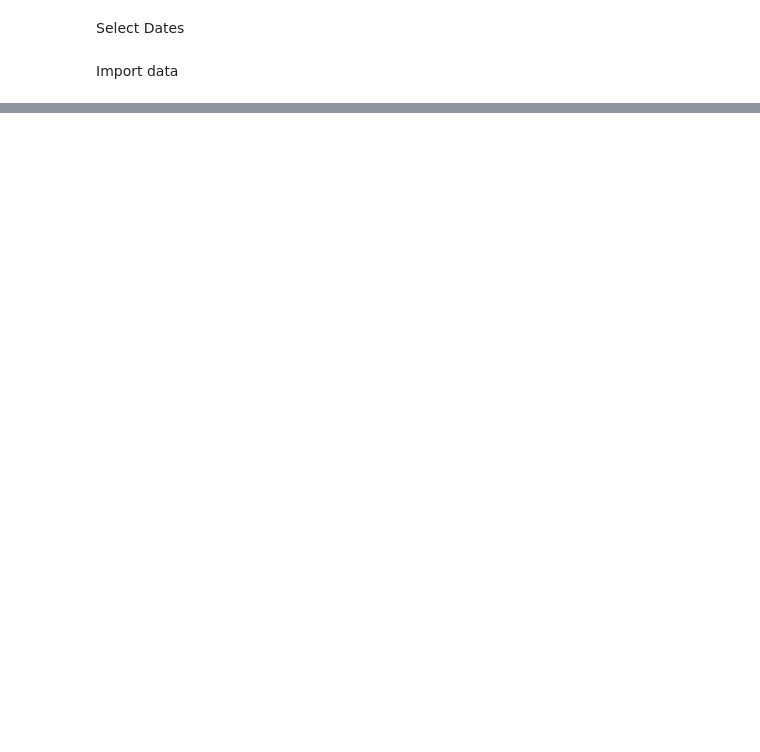
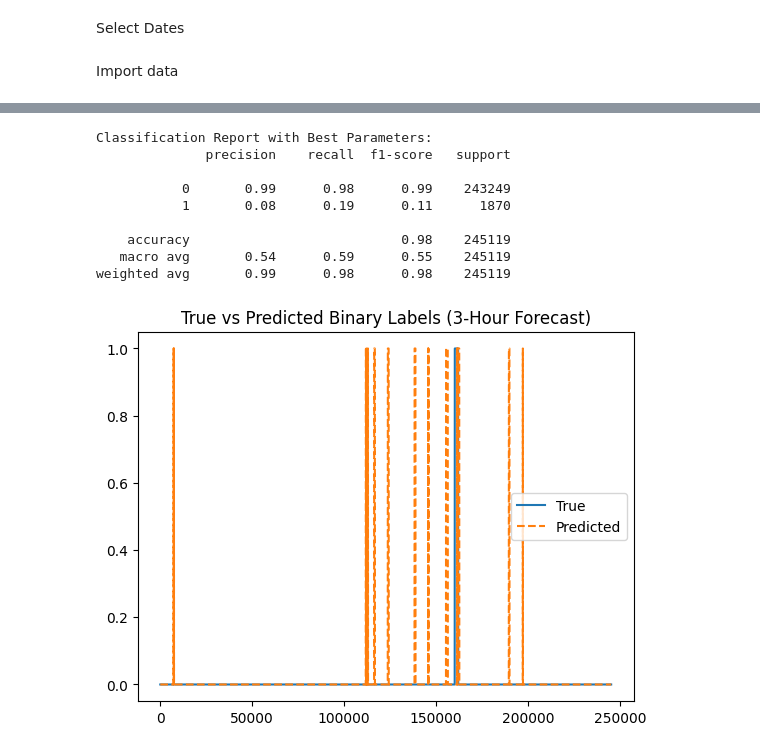
Before and after one commit to TPiphone/Bigdata_Event_Detection, a Jupyter notebook: bigdata_detection/modules/multiSVM.ipynb, the cells around one changed output, grey strips where cells are left out. Saved outputs shown, nothing was run; the diff lists cells and outputs as text; code cells hidden in the pictures; blank space fills up the shorter version.

```diff
--- a/bigdata_detection/modules/multiSVM.ipynb
+++ b/bigdata_detection/modules/multiSVM.ipynb
@@ -21,3 +26,15 @@ n_lags = 0
+# %%
+start_date = pd.Timestamp('2024-03-20')
+end_date = pd.Timestamp('2024-07-10')
+n_lags = 5
+shift_steps = 900  # corresponds to 3 hours (1 record every 12 seconds)
+
+# Define the parameter grid for grid search
+param_grid = {
+    'C': [0.5,1,10],             # Regularization strength
+    'kernel': ['linear', 'rbf'], # Different kernel types
+    'gamma': ['scale', 'auto'],          # Kernel coefficient for 'rbf', 'poly'
+}
 # %% [markdown]
 Import data
 # %%
@@ -57,11 +79,11 @@ data = np.random.rand(n_samples, n_features)
 # %%
-print(df.iloc[:, 2:7])
-X, Y = mod_def.create_lagged_features(df.iloc[:, 0:7], n_lags=n_lags) #
-print(f"This is the head of X", X)
-# print(f"This is the head of Y", Y)
+# print(df.iloc[:, 2:7])
+X, Y = mod_def.create_lagged_features(df, n_lags=n_lags, shift_steps = shift_steps)
+print(f"This is the shape of X", X.shape)
+print(f"This is the shape of Y", Y.shape)
 
 # Train-test split (without shuffling to maintain temporal order)
-test_size = 0.8
+test_size = 0.3
 split_idx = int((1 - test_size) * len(X))
 X_train, X_test = X[:split_idx], X[split_idx:]
 Y_train, Y_test = Y[:split_idx], Y[split_idx:]
@@ -170,0 +97,26 @@ weighted avg       0.91      0.91      0.91    654374
+# %%
+svc = SVC(C=5, kernel='rbf', class_weight='balanced')
+svc.fit(X_train_scaled, Y_train)
+
+# Make predictions
+Y_pred = svc.predict(X_test_scaled)
+
+print("Classification Report with Best Parameters:")
+print(classification_report(Y_test, Y_pred))
+
+plt.plot(Y_test, label="True")
+plt.plot(Y_pred, label="Predicted", linestyle='--')
+plt.title("True vs Predicted Binary Labels (3-Hour Forecast)")
+plt.legend()
+plt.show()
+# %% [output]
+Classification Report with Best Parameters:
+              precision    recall  f1-score   support
+
+           0       0.99      0.98      0.99    243249
+           1       0.08      0.19      0.11      1870
+
+    accuracy                           0.98    245119
+   macro avg       0.54      0.59      0.55    245119
+weighted avg       0.99      0.98      0.98    245119
+[figure, added]
```
Also changed, not shown: parts of 14 cells of this notebook, 10 other files.
